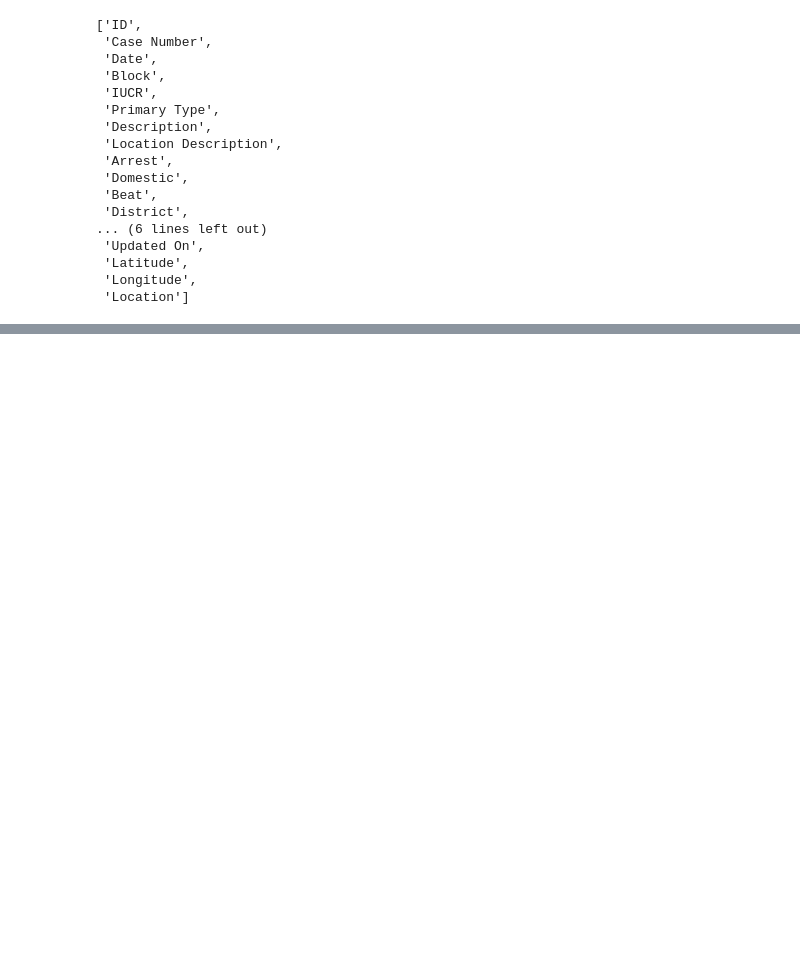
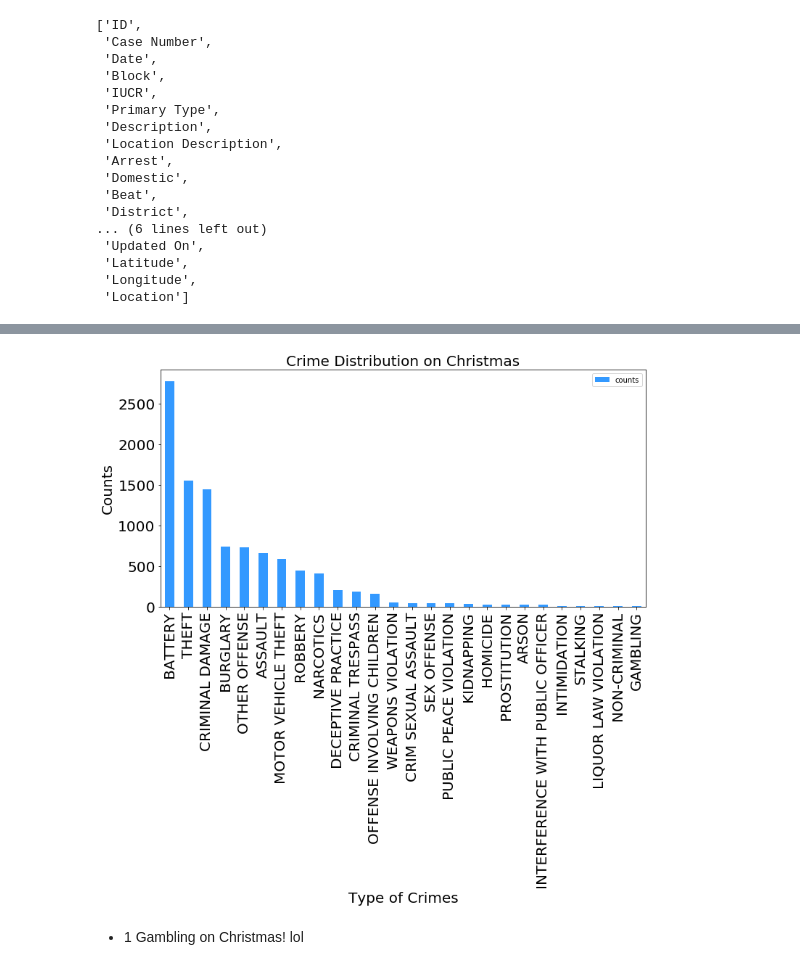
Before and after one commit to ohbriansung/big_data_project_3, a Jupyter notebook: The_Answers_Wow/crime_since_2001_chicago.ipynb, the cells around one changed output, grey strips where cells are left out. Saved outputs shown, nothing was run; the diff lists cells and outputs as text; code cells hidden in the pictures; blank space fills up the shorter version.

Commit message:
Added crime since 2001 chicago result by date

```diff
--- a/The_Answers_Wow/crime_since_2001_chicago.ipynb
+++ b/The_Answers_Wow/crime_since_2001_chicago.ipynb
@@ -115,0 +311,16 @@ most.show()
+# %%
+%%time
+
+temp = spark.sql(
+    '''
+    SELECT
+        Date,
+        `Primary Type`,
+        COUNT(`Primary Type`) AS counts
+    FROM crime
+    WHERE Date = "12-25"
+    GROUP BY Date, `Primary Type`
+    '''
+)
+
+temp.show(20)
@@ -115,0 +345,4 @@ most.show()
+# %%
+%%time
+
+temp_pd = temp.toPandas()
@@ -115,0 +372,4 @@ most.show()
+# %%
+temp_pd.set_index(['counts'])
+temp_pd.sort_values('counts', inplace=True, ascending=False)
+temp_pd
@@ -115,0 +394,19 @@ most.show()
+# %%
+%matplotlib inline
+
+ax = temp_pd.plot(
+    kind='bar',
+    figsize=(12, 6),
+    x='Primary Type',
+    y='counts',
+    fontsize = 20,
+    color='#3399ff',
+)
+ax.set_xlabel('Type of Crimes', fontsize = 20)
+ax.set_ylabel('Counts', fontsize = 20)
+ax.set_title('Crime Distribution on Christmas', fontsize = 20)
+plt.show()
+# %% [output]
+[figure, added]
+# %% [markdown]
+* 1 Gambling on Christmas! lol
```
Also changed, not shown: parts of 20 cells of this notebook, 1 other file.
